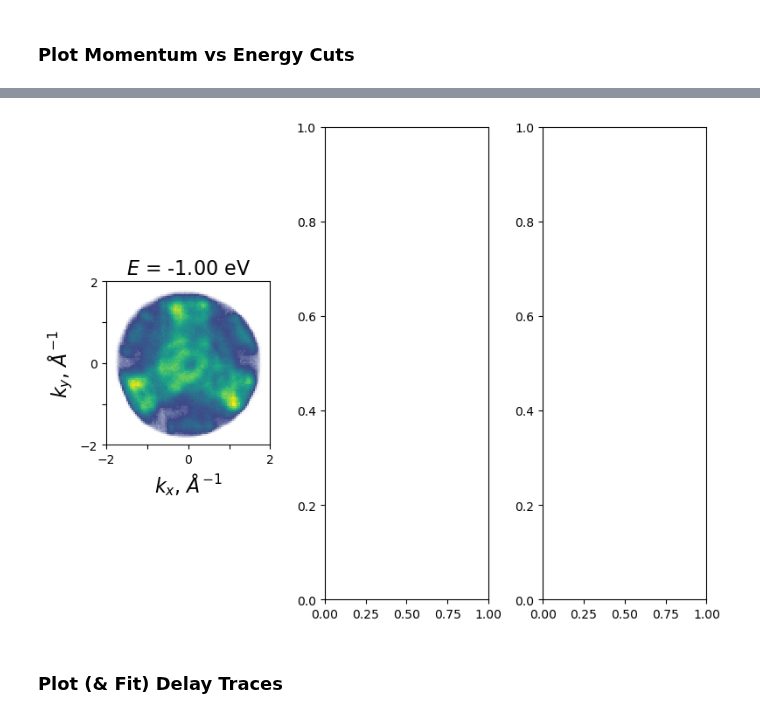
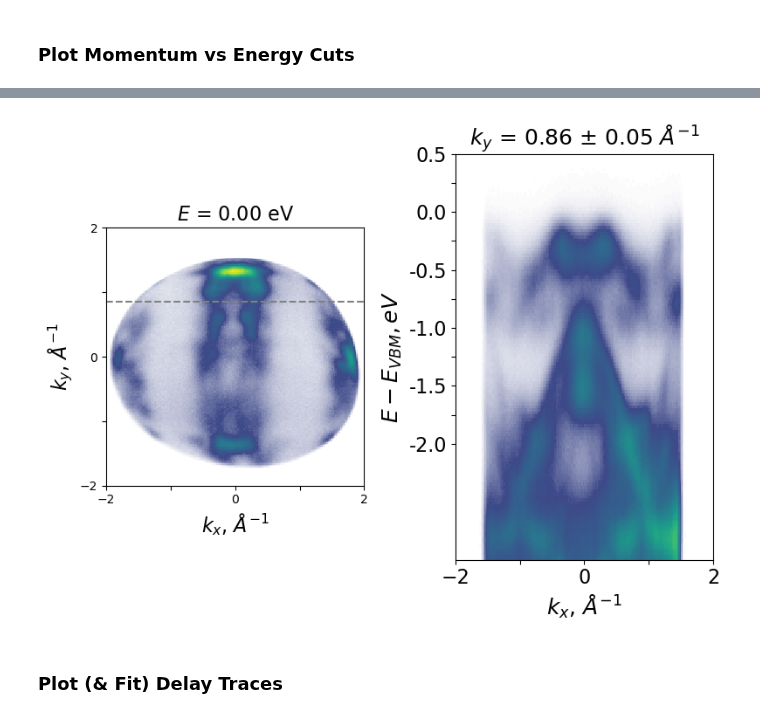
Before and after one commit to lawsonlloyd/mpes-analysis, a Jupyter notebook: mpes_Plot_Analysis.ipynb, the cells around one changed output, grey strips where cells are left out. Saved outputs shown, nothing was run; the diff lists cells and outputs as text; code cells hidden in the pictures.

```diff
--- a/mpes_Plot_Analysis.ipynb
+++ b/mpes_Plot_Analysis.ipynb
@@ -47,6 +47,8 @@ filename, offsets = 'Scan1064_binned.h5', [-4.75, 0]
 filename, offsets = 'Scan1076_binned.h5', [-0.4, 0]
 filename, offsets = 'Scan1095_binned.h5', [0, 0]
 filename, offsets = 'Scan1097_binned.h5', [0, 0]
+
+filename, offsets = 'Scan129_binned_200x200x300_CrSBr_Integrated_XUV_Pol.h5', [0, 0]
 # %% [markdown]
 ### Load the data, Generate Normalized and Difference Data
 # %%
@@ -102,69 +104,69 @@ fig, ax, im = mpes.plot_momentum_maps(
 # %% [markdown]
 ### Plot Momentum vs Energy Cuts
 # %%
-fig, axs = plt.subplots(1,3)
+fig, axs = plt.subplots(1,2)
 fig.set_size_inches(8, 6, forward=False)
 axs = axs.flatten()
 
 # Plot momentum map
 mpes.plot_momentum_maps(
-    I_res, E=-1, E_int=0.2, delays=None, delay_int=None,
+    I_res, E=0, E_int=0.2, delays=None, delay_int=None,
     fig = fig, ax = axs[0],
     cmap=cmap_plot,
     panel_labels=False, fontsize=16,
     nrows=2, figsize=(12, 12)
 )
 
-# Plot k - E (arbitrary Cut)
-k_start, k_end = (-1.5, 1), (1.6, -.7)
-#I_cut, k_vals, E_vals = mpes.get_k_cut(I_res.mean(dim="delay"), k_start=k_start, k_end=k_end)
-I_cut, k_vals, E_vals = mpes.get_k_cut(I_res, k_start=k_start, k_end=k_end)
+# # Plot k - E (arbitrary Cut)
+# k_start, k_end = (-1.5, 1), (1.6, -.7)
+# #I_cut, k_vals, E_vals = mpes.get_k_cut(I_res.mean(dim="delay"), k_start=k_start, k_end=k_end)
+# I_cut, k_vals, E_vals = mpes.get_k_cut(I_res, k_start=k_start, k_end=k_end)
 
-axs[0].plot(k_start[0], k_start[1], 'ro')
-axs[0].plot(k_end[0], k_end[1], 'ro')
-axs[0].plot([k_start[0], k_end[0]], [k_start[1], k_end[1]], color = 'red', linestyle = 'dashed')
+# axs[0].plot(k_start[0], k_start[1], 'ro')
+# axs[0].plot(k_end[0], k_end[1], 'ro')
+# axs[0].plot([k_start[0], k_end[0]], [k_start[1], k_end[1]], color = 'red', linestyle = 'dashed')
 
-axs[1].pcolormesh(k_vals, E_vals, I_cut, shading='auto', cmap=cmap_LTL)
-axs[1].set_xlabel("k along cut ($\AA^{-1}$)")
-axs[1].set_ylabel("Energy (eV)")
-axs[1].set_title("E vs k slice", color = 'red')
-axs[1].set_ylim(-6,1)
-axs[1].set_aspect(1)
+# axs[1].pcolormesh(k_vals, E_vals, I_cut, shading='auto', cmap=cmap_LTL)
+# axs[1].set_xlabel("k along cut ($\AA^{-1}$)")
+# axs[1].set_ylabel("Energy (eV)")
+# axs[1].set_title("E vs k slice", color = 'red')
+# axs[1].set_ylim(-6,1)
+# axs[1].set_aspect(1)
 
-# Plot k - E (arbitrary Cut)
-k_start, k_end = (0, -1.5), (-0.1, 1.5)
-#I_cut, k_vals, E_vals = mpes.get_k_cut(I_res.mean(dim="delay"), k_start=k_start, k_end=k_end)
-I_cut, k_vals, E_vals = mpes.get_k_cut(I_res, k_start=k_start, k_end=k_end)
+# # Plot k - E (arbitrary Cut)
+# k_start, k_end = (-1.5, 0.9), (1.5, 0.9)
+# #I_cut, k_vals, E_vals = mpes.get_k_cut(I_res.mean(dim="delay"), k_start=k_start, k_end=k_end)
+# I_cut, k_vals, E_vals = mpes.get_k_cut(I_res, k_start=k_start, k_end=k_end)
 
-axs[0].plot(k_start[0], k_start[1], 'bo')
-axs[0].plot(k_end[0], k_end[1], 'bo')
-axs[0].plot([k_start[0], k_end[0]], [k_start[1], k_end[1]], color = 'blue', linestyle = 'dashed')
+# axs[0].plot(k_start[0], k_start[1], 'bo')
+# axs[0].plot(k_end[0], k_end[1], 'bo')
+# axs[0].plot([k_start[0], k_end[0]], [k_start[1], k_end[1]], color = 'blue', linestyle = 'dashed')
 
-axs[2].pcolormesh(k_vals, E_vals, I_cut, shading='auto', cmap=cmap_LTL)
-axs[2].set_xlabel("k along cut ($\AA^{-1}$)")
-axs[2].set_ylabel("Energy (eV)")
-axs[2].set_title("E vs k slice", color = 'blue')
-axs[2].set_ylim(-6,1)
-axs[2].set_aspect(1)
+# axs[2].pcolormesh(k_vals, E_vals, I_cut, shading='auto', cmap=cmap_LTL)
+# axs[2].set_xlabel("k along cut ($\AA^{-1}$)")
+# axs[2].set_ylabel("Energy (eV)")
+# axs[2].set_title("E vs k slice", color = 'blue')
+# axs[2].set_ylim(-6,1)
+# axs[2].set_aspect(1)
 
-""" # Plot kx-E frame
-(kx, ky), (kx_int, ky_int) = (0, 0), (4, 0.5) # Central (kx, ky) point and k-integration
+# Plot kx-E frame
+(kx, ky), (kx_int, ky_int) = (0, .86), (.1, 0.1) # Central (kx, ky) point and k-integration
 mpes.plot_kx_frame(
-    I_res, ky, ky_int, delays=[500], delay_int=1000,
+    I_res, ky, ky_int,
     E_enhance = 1,
     subtract_neg=True, neg_delays=[-500,-100],
-    fig = fig, ax = axs[2],
-    cmap = cmap_plot, scale=[0,1], energy_limits=[1,3]
+    fig = fig, ax = axs[1],
+    cmap = cmap_plot, scale=[0,1], energy_limits=[-3,0.5]
 )
-
-# Plot ky-E frame
-(kx, ky), (kx_int, ky_int) = (0, 0), (0.5, 0.5) # Central (kx, ky) point and k-integration
-mpes.plot_ky_frame(
-    I_res, ky, ky_int, delays=[500], delay_int=1000,
-    subtract_neg=True, neg_delays=[-500,-100],
-    fig = fig, ax = axs[3],
-    cmap = cmap_plot, scale=[0,1], energy_limits=[-3,.5]
-    ) """
+axs[0].axhline(ky, linestyle = 'dashed', color = 'grey')
+# # Plot ky-E frame
+# (kx, ky), (kx_int, ky_int) = (0, 0), (0.2, 0.2) # Central (kx, ky) point and k-integration
+# mpes.plot_ky_frame(
+#     I_res, ky, ky_int,
+#     subtract_neg=True, neg_delays=[-500,-100],
+#     fig = fig, ax = axs[1],
+#     cmap = cmap_plot, scale=[0,1], energy_limits=[-3,.5]
+#     )
 
 fig.tight_layout()
 # %% [output]
@@ -172,4 +173,4 @@ ValueError: ('kx', 'ky', 'E') must be a permuted list of ('kx', 'ky', 'E', 'dela
-[figure, old version]
+[figure, new version]
 # %% [markdown]
 ### Plot (& Fit) Delay Traces
 # %%
```
Also changed, not shown: parts of 5 cells of this notebook, 1 other file.
